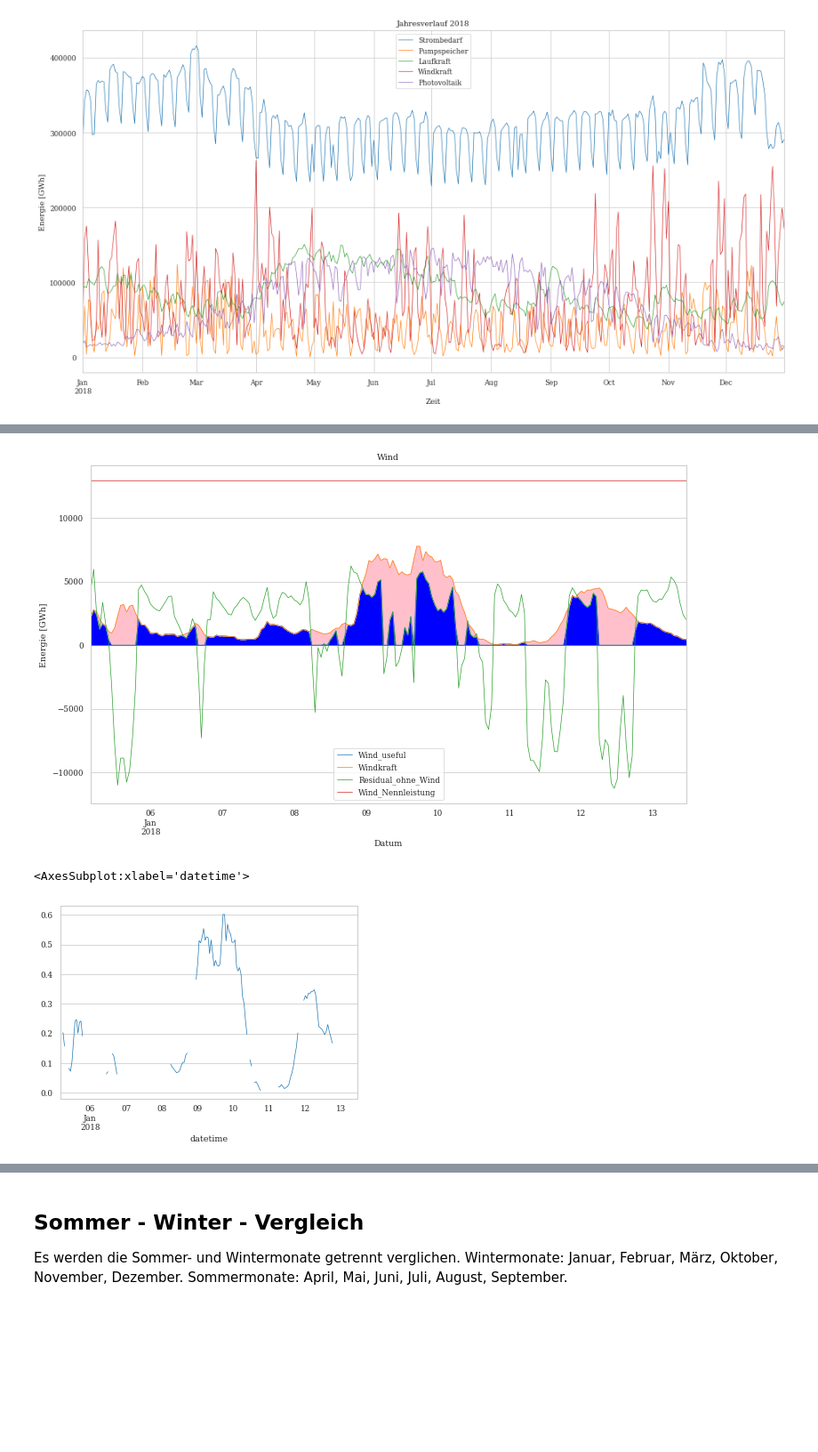
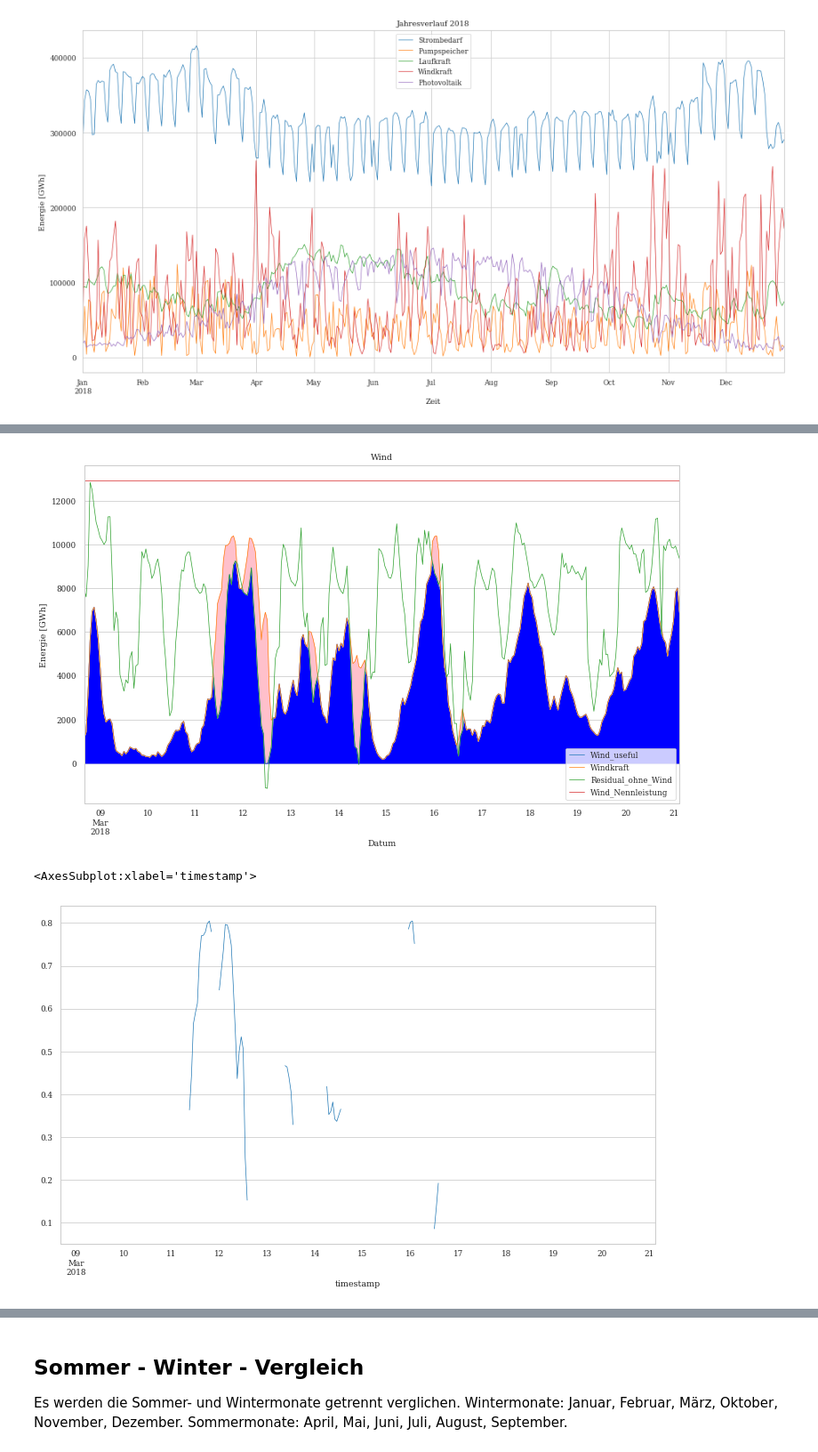
Before and after one commit to simonschaluppe/FLUCCOplus, a Jupyter notebook: notebooks/4.3.1_Szenarien_stuendlich.ipynb, the cells around one changed output, grey strips where cells are left out. Shown at 89% size. Drawn from its saved outputs; the diff is of its cells as text; code cells hidden in the pictures; blank space fills up the shorter version.

```diff
--- a/notebooks/4.3.1_Szenarien_stuendlich.ipynb
+++ b/notebooks/4.3.1_Szenarien_stuendlich.ipynb
@@ -85,0 +109,7 @@ if not os.path.exists("..\data\Plots"):
+# %%
+df = s.TSD
+#dates = np.arange("2019-01-01","2020-01-01 00:00", dtype="datetime64[h]")
+#df["timestamp"] = 0
+df["timestamp"] = df.index
+df = df.set_index('timestamp').resample('H').ffill()
+df
@@ -187,0 +176,23 @@ df[["Wind_useful", "Windkraft","Residual_ohne_Wind"]].iloc[1:200,:].plot()
+# %%
+df["WindkraftUeSch"] = 0    # Überschuss
+df["WindkraftLast"] = 0    # Direktverbrauch
+for t in range(8760):
+    if (df.Photovoltaik[t] + df.Non_volatiles[t]) >= df.Strombedarf[t]:
+        df.WindkraftUeSch[t] = df.Windkraft[t]
+    elif (df.Photovoltaik[t] + df.Non_volatiles[t]) < df.Strombedarf[t]:
+        if df.RES[t] < df.Strombedarf[t]:
+                df.WindkraftUeSch[t] = 0
+        else:
+            df.WindkraftUeSch[t] = df.RES[t] - df.Strombedarf[t]
+
+    if df.RES[t] > df.Strombedarf[t]:
+        df.WindkraftLast[t] = df.Strombedarf[t] - df.RES[t] + df.Windkraft[t]
+cols_wind = ["Strombedarf",
+        "RES",
+        "WindkraftLast",
+        "WindkraftUeSch"
+             ]
+
+df[cols_wind].iloc[600:1000,:].plot(figsize=(12,7)).set(title="Windlast " f"{em_year}", xlabel="Zeit", ylabel="Energie [GWh]")
+plt.axhline(y=df.Windkraft.max()*0.4)
+#df[cols_wind].resample("D").sum().plot(figsize=(12,7))
@@ -187,0 +221,6 @@ df[["Wind_useful", "Windkraft","Residual_ohne_Wind"]].iloc[1:200,:].plot()
+# %%
+
+df["Residual_ohne_Wind"] = df.Strombedarf - df.Photovoltaik - df.Non_volatiles #(non  volatiles = pump und lauf)
+df["Zero"] = 0
+df["Wind_useful"] = (df[["Windkraft", "Residual_ohne_Wind"]]).min(axis=1).clip(0, None)
+df[["Wind_useful", "Windkraft","Residual_ohne_Wind"]].iloc[1600:1900,:].plot()
@@ -188,14 +230,14 @@ df[["Wind_useful", "Windkraft","Residual_ohne_Wind"]].iloc[1:200,:].plot()
 # %%
 df["Wind_Nennleistung"] = df.Windkraft.max()
-df[["Wind_useful", "Windkraft","Residual_ohne_Wind","Wind_Nennleistung"]].iloc[100:300,:].plot(figsize=(12,7)).set(title="Wind", xlabel="Datum", ylabel="Energie [GWh]")
+df[["Wind_useful", "Windkraft","Residual_ohne_Wind","Wind_Nennleistung"]].iloc[1600:1900,:].plot(figsize=(12,7)).set(title="Wind", xlabel="Datum", ylabel="Energie [GWh]")
 fill5 = plt.fill_between(df.index, df["Zero"], df["Wind_useful"], color='blue')
 fill5 = plt.fill_between(df.index, df["Wind_useful"], df["Windkraft"], color='pink')
 # %% [output]
-[figure, old version]
+[figure, new version]
 # %%
 df["Wind_rel"] = df.Windkraft / df.Windkraft.max() # in % der Nennleistung
 df_windrel= df.Wind_rel.where(df.Windkraft > df.Wind_useful)#.plot()
-df_windrel.iloc[100:300].plot()  # zeitpunkte mit "freigabesignal, weil wind > res_ohne_wind
+df_windrel.iloc[1600:1900].plot(figsize=(12,7))  # zeitpunkte mit "freigabesignal, weil wind > res_ohne_wind
 # %% [output]
-<AxesSubplot:xlabel='datetime'>
+<AxesSubplot:xlabel='timestamp'>
-[figure, old version]
+[figure, new version]
```
Also changed, not shown: parts of 67 cells of this notebook, 1 other file.
